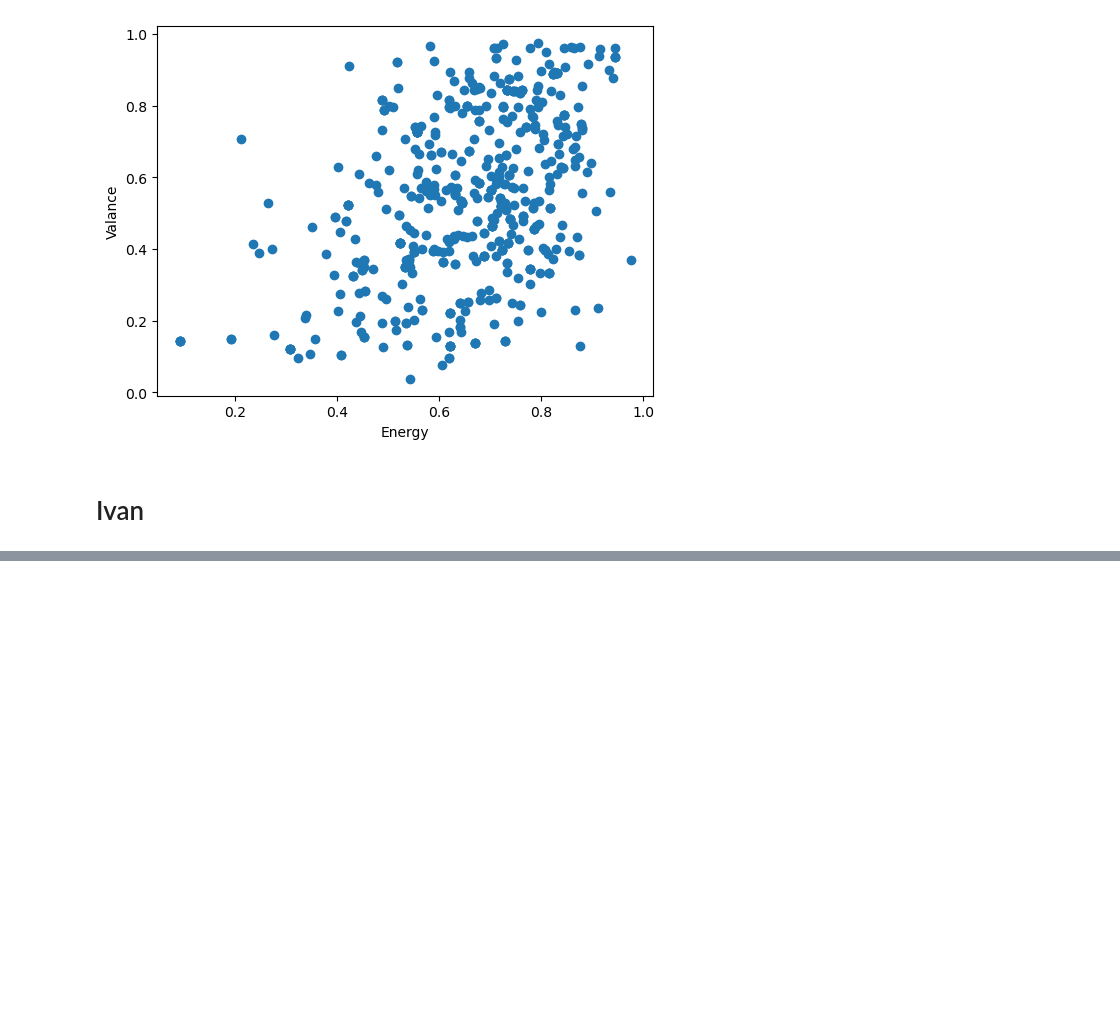
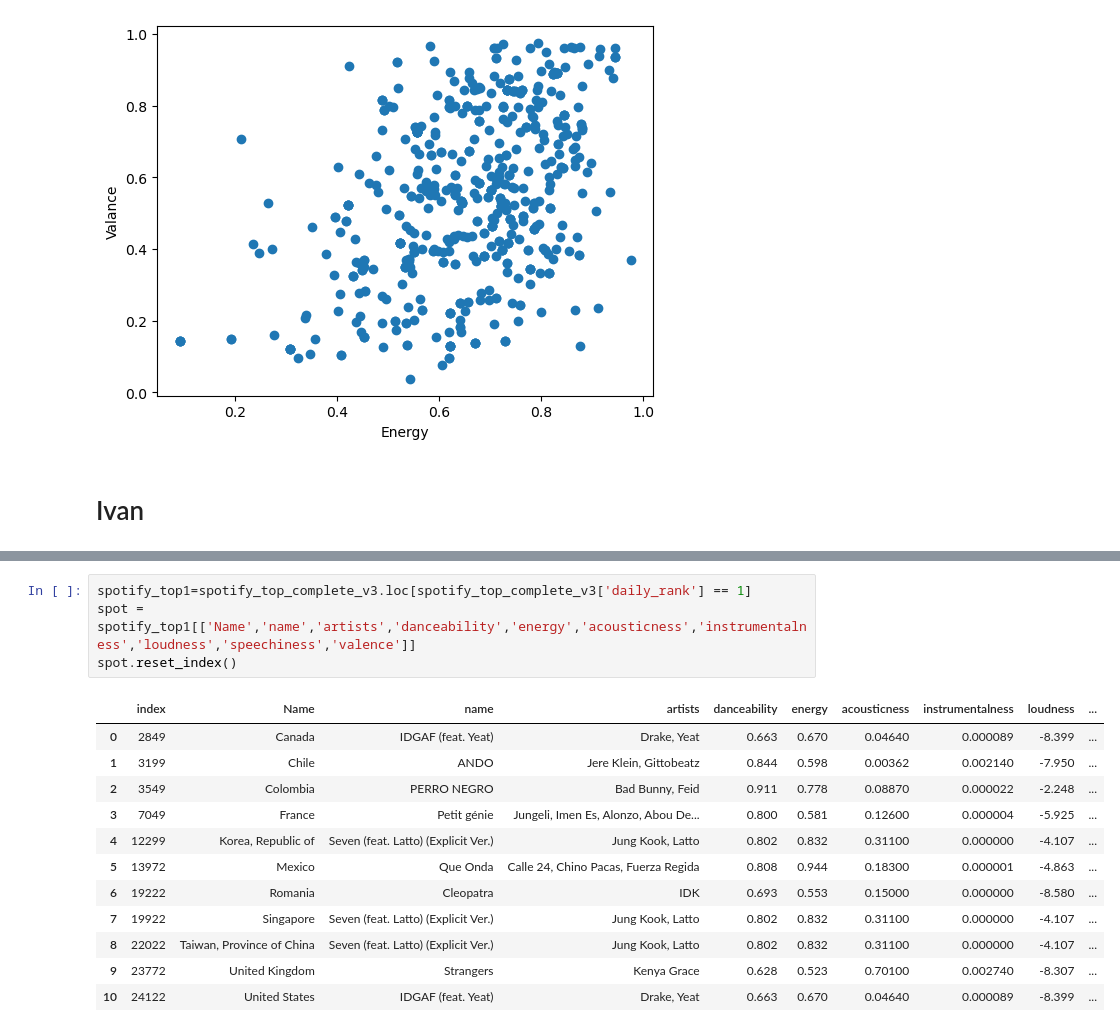
Before and after one commit to ivanchaveezz/Proyect1, a Jupyter notebook: Project Spotify_final.ipynb, the cells around one changed output, grey strips where cells are left out. Cells and saved outputs as stored; diff of their text form; blank space fills up the shorter version.

```diff
--- a/Project Spotify_final.ipynb
+++ b/Project Spotify_final.ipynb
@@ -737,0 +753,17 @@ plt.show()
+# %%
+spotify_top1=spotify_top_complete_v3.loc[spotify_top_complete_v3['daily_rank'] == 1]
+spot = spotify_top1[['Name','name','artists','danceability','energy','acousticness','instrumentalness','loudness','speechiness','valence']]
+spot.reset_index()
+# %% [output]
+|  | index | Name | name | artists | danceability | energy | acousticness | instrumentalness | loudness | ... |
+| 0 | 2849 | Canada | IDGAF (feat. Yeat) | Drake, Yeat | 0.663 | 0.670 | 0.04640 | 0.000089 | -8.399 | ... |
+| 1 | 3199 | Chile | ANDO | Jere Klein, Gittobeatz | 0.844 | 0.598 | 0.00362 | 0.002140 | -7.950 | ... |
+| 2 | 3549 | Colombia | PERRO NEGRO | Bad Bunny, Feid | 0.911 | 0.778 | 0.08870 | 0.000022 | -2.248 | ... |
+| 3 | 7049 | France | Petit génie | Jungeli, Imen Es, Alonzo, Abou De... | 0.800 | 0.581 | 0.12600 | 0.000004 | -5.925 | ... |
+| 4 | 12299 | Korea, Republic of | Seven (feat. Latto) (Explicit Ver.) | Jung Kook, Latto | 0.802 | 0.832 | 0.31100 | 0.000000 | -4.107 | ... |
+| 5 | 13972 | Mexico | Que Onda | Calle 24, Chino Pacas, Fuerza Regida | 0.808 | 0.944 | 0.18300 | 0.000001 | -4.863 | ... |
+| 6 | 19222 | Romania | Cleopatra | IDK | 0.693 | 0.553 | 0.15000 | 0.000000 | -8.580 | ... |
+| 7 | 19922 | Singapore | Seven (feat. Latto) (Explicit Ver.) | Jung Kook, Latto | 0.802 | 0.832 | 0.31100 | 0.000000 | -4.107 | ... |
+| 8 | 22022 | Taiwan, Province of China | Seven (feat. Latto) (Explicit Ver.) | Jung Kook, Latto | 0.802 | 0.832 | 0.31100 | 0.000000 | -4.107 | ... |
+| 9 | 23772 | United Kingdom | Strangers | Kenya Grace | 0.628 | 0.523 | 0.70100 | 0.002740 | -8.307 | ... |
+| 10 | 24122 | United States | IDGAF (feat. Yeat) | Drake, Yeat | 0.663 | 0.670 | 0.04640 | 0.000089 | -8.399 | ... |
```
Also changed, not shown: parts of 4 cells of this notebook.
